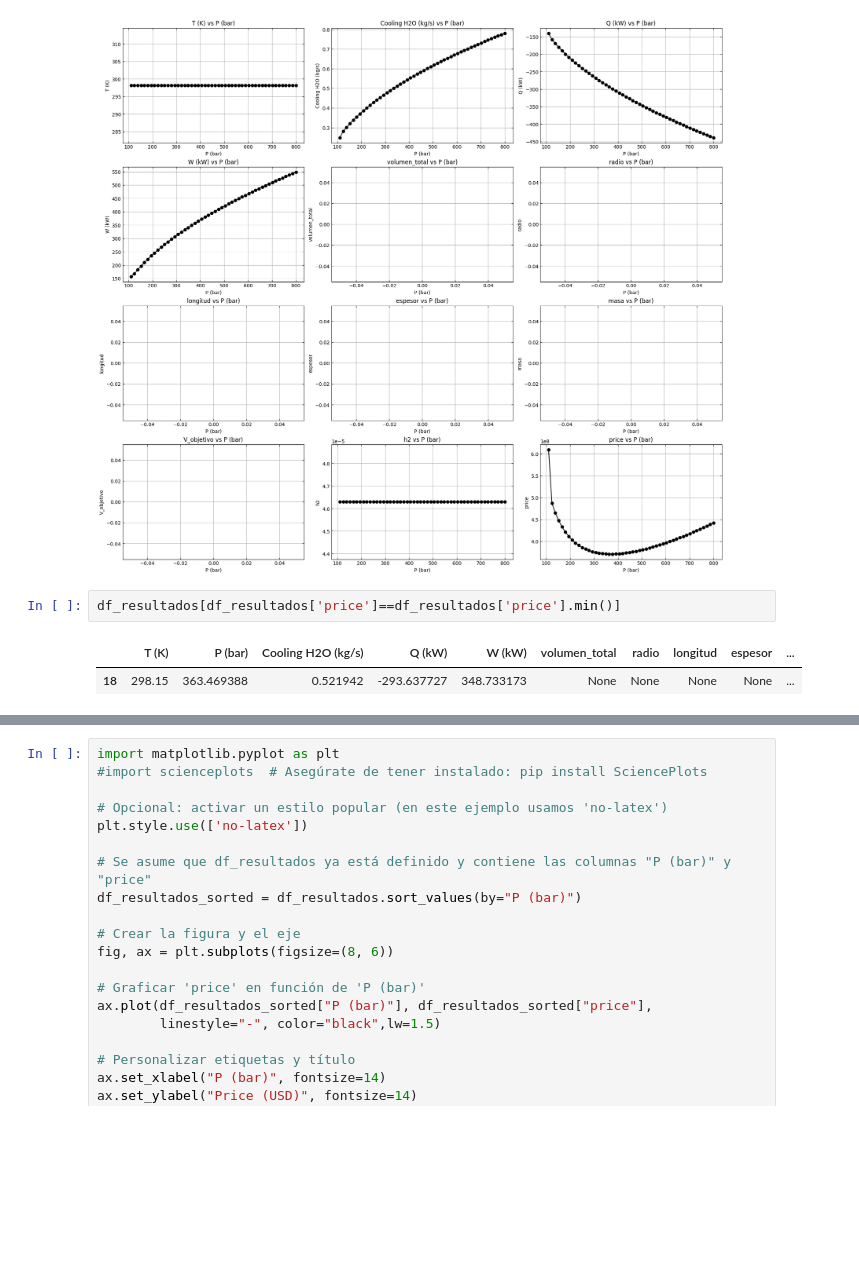
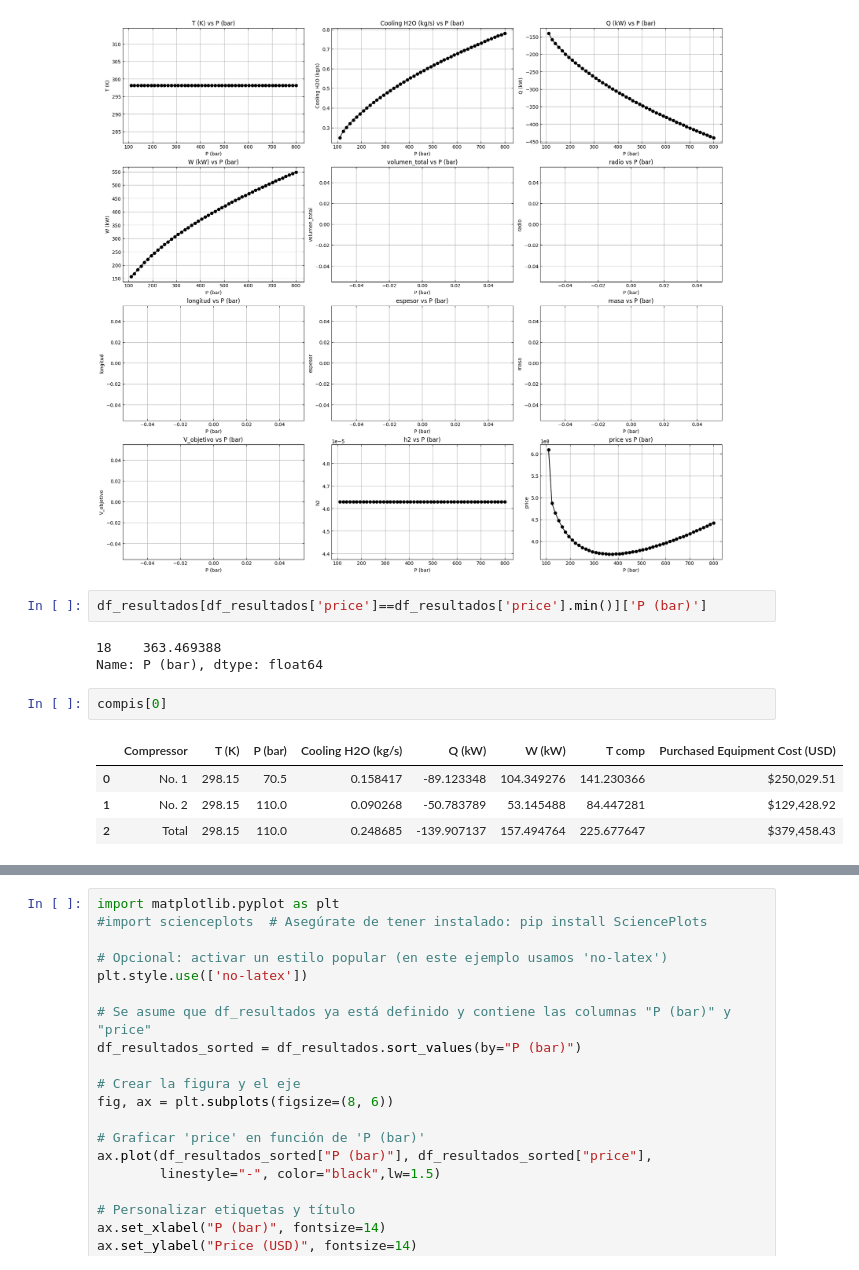
Before and after one commit to SOTO729/8vo, a Jupyter notebook: Dimensionamiento de Equipos/Sistema de Compresión.ipynb, the cells around one changed output, grey strips where cells are left out. Drawn from its saved outputs; the diff is of its cells as text; blank space fills up the shorter version.

```diff
--- a/Dimensionamiento de Equipos/Sistema de Compresión.ipynb
+++ b/Dimensionamiento de Equipos/Sistema de Compresión.ipynb
@@ -803,8 +754,15 @@ plt.show()
 # %% [output]
 [figure]
 # %%
-df_resultados[df_resultados['price']==df_resultados['price'].min()]
+df_resultados[df_resultados['price']==df_resultados['price'].min()]['P (bar)']
 # %% [output]
-|  | T (K) | P (bar) | Cooling H2O (kg/s) | Q (kW) | W (kW) | volumen_total | radio | longitud | espesor | ... |
-| 18 | 298.15 | 363.469388 | 0.521942 | -293.637727 | 348.733173 | None | None | None | None | ... |
+18    363.469388
+Name: P (bar), dtype: float64
+# %%
+compis[0]
+# %% [output]
+|  | Compressor | T (K) | P (bar) | Cooling H2O (kg/s) | Q (kW) | W (kW) | T comp | Purchased Equipment Cost (USD) |
+| 0 | No. 1 | 298.15 | 70.5 | 0.158417 | -89.123348 | 104.349276 | 141.230366 | $250,029.51 |
+| 1 | No. 2 | 298.15 | 110.0 | 0.090268 | -50.783789 | 53.145488 | 84.447281 | $129,428.92 |
+| 2 | Total | 298.15 | 110.0 | 0.248685 | -139.907137 | 157.494764 | 225.677647 | $379,458.43 |
 # %%
```
Also changed, not shown: parts of 12 cells of this notebook.
